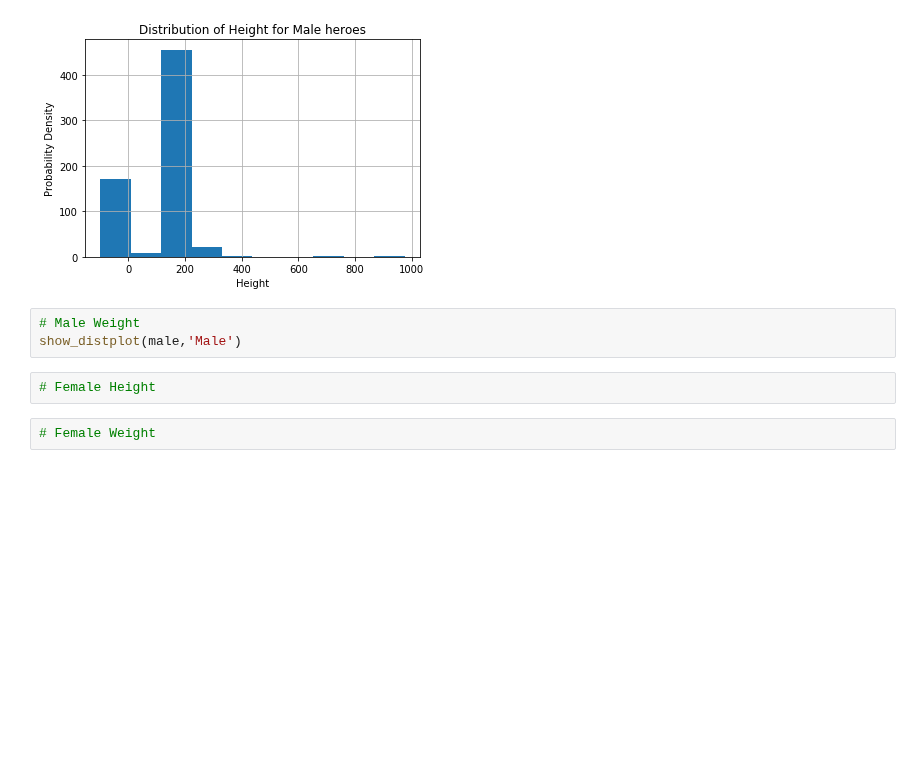
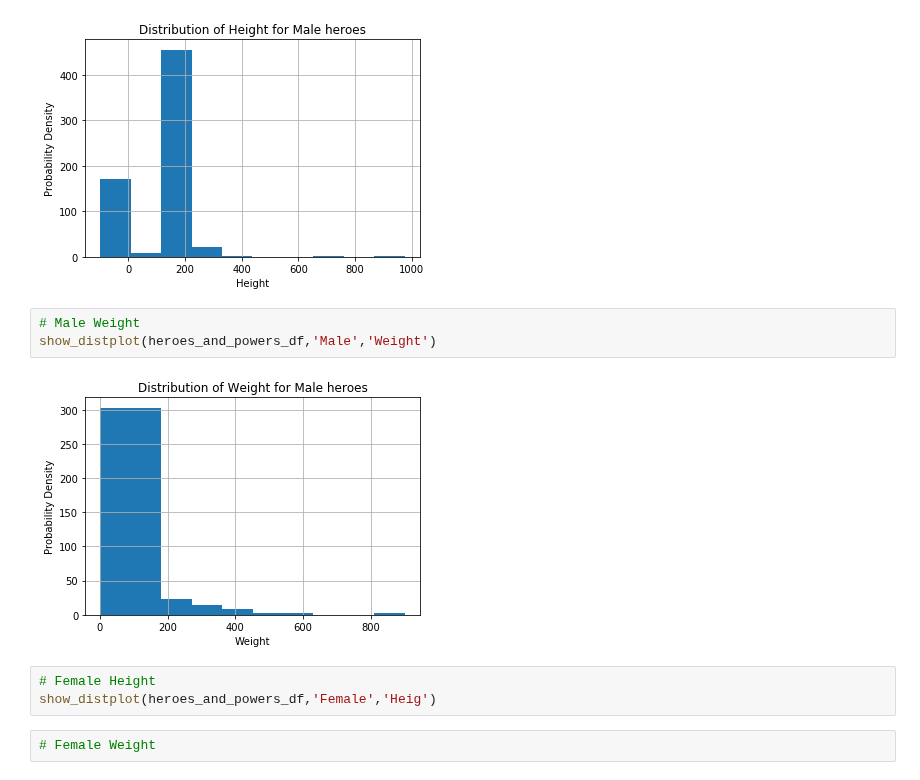
Before and after one commit to AlludedCrabb/dsc-1-04-13-project-data-cleaning-seattle-ds-career-040119, a Jupyter notebook: index.ipynb, the cells around one changed output. Saved outputs shown, nothing was run; the diff lists cells and outputs as text; blank space fills up the shorter version.

```diff
--- a/index.ipynb
+++ b/index.ipynb
@@ -217,9 +217,12 @@ show_distplot(heroes_and_powers_df,'Male', 'Height')
 [figure]
 # %%
 # Male Weight
-show_distplot(male,'Male')
+show_distplot(heroes_and_powers_df,'Male','Weight')
+# %% [output]
+[figure, added]
 # %%
 # Female Height
+show_distplot(heroes_and_powers_df,'Female','Heig')
 # %%
 # Female Weight
 # %% [markdown]
```
